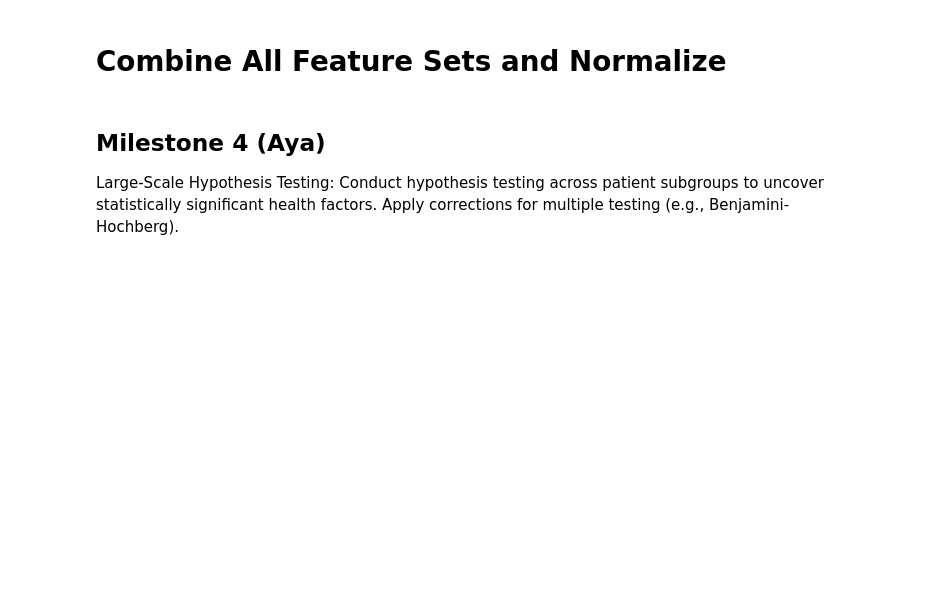
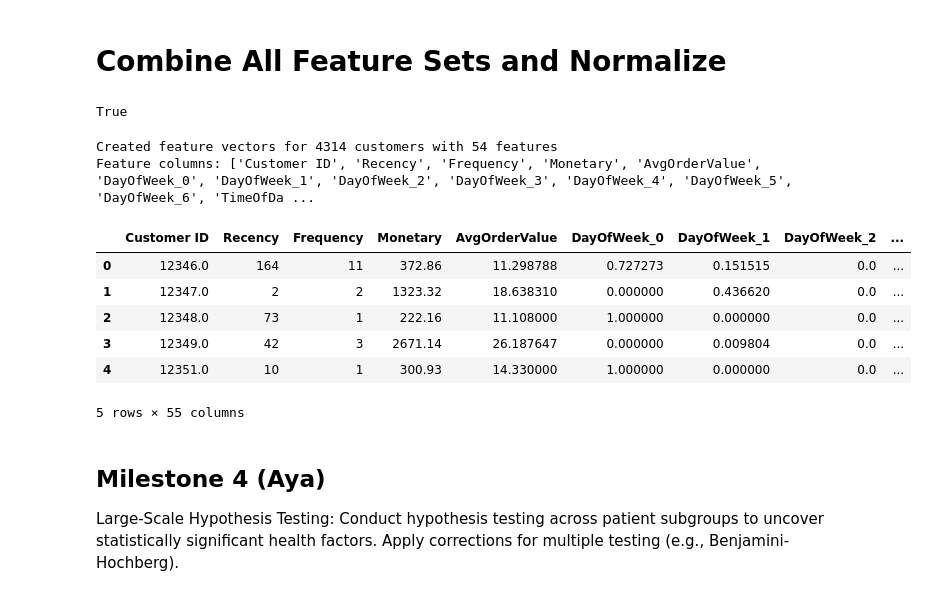
Before and after one commit to Nourshaolin/Real-Time-Retail-Analytics-and-Product-Recommender, a Jupyter notebook: RealTime_Retail_Analytics_and_Product_Recommender.ipynb, the cells around one changed output. Saved outputs shown, nothing was run; the diff lists cells and outputs as text; code cells hidden in the pictures; blank space fills up the shorter version.

```diff
--- a/RealTime_Retail_Analytics_and_Product_Recommender.ipynb
+++ b/RealTime_Retail_Analytics_and_Product_Recommender.ipynb
@@ -501,0 +510,23 @@ Purchase variability features calculated
+# %%
+def calculate_customer_longevity(df):
+    """
+    Calculates the number of days between a customer's first and last purchase.
+    """
+    # Find first and last purchase dates based on InvoiceDate
+    first_purchase = df.groupby('Customer ID')['InvoiceDate'].min().reset_index()
+    first_purchase.columns = ['Customer ID', 'FirstPurchase']
+
+    last_purchase = df.groupby('Customer ID')['InvoiceDate'].max().reset_index()
+    last_purchase.columns = ['Customer ID', 'LastPurchase']
+
+    # Merge and calculate lifespan
+    dates = first_purchase.merge(last_purchase, on='Customer ID')
+    dates['CustomerLifespan'] = (dates['LastPurchase'] - dates['FirstPurchase']).dt.days
+
+    return dates[['Customer ID', 'CustomerLifespan']]
+# Calculate longevity metrics
+longevity_features = calculate_customer_longevity(df_clean)
+
+# Display result
+print(f"Customer longevity calculated for {len(longevity_features)} customers")
+longevity_features.head()
@@ -502,5 +541,36 @@ Purchase variability features calculated
 # %% [markdown]
 # Combine All Feature Sets and Normalize
+# %%
+'rfm_features' in locals()
+# %% [output]
+True
+# %%
+# Combine all the feature sets into customer vectors
+# This creates the final representation for similarity search
+
+# Merge all feature sets
+customer_features = rfm_features.merge(time_pattern_features, on='Customer ID', how='left')\
+                      .merge(category_preference_features, on='Customer ID', how='left')\
+                      .merge(purchase_variability_features, on='Customer ID', how='left')\
+                      .merge(longevity_features, on='Customer ID', how='left')
+
+# Fill missing values with appropriate defaults
+customer_features = customer_features.fillna(0)
+
+# Display the final feature set dimensions
+print(f"Created feature vectors for {len(customer_features)} customers with {customer_features.shape[1] - 1} features")
+print(f"Feature columns: {customer_features.columns.tolist()}")
+customer_features.head()
+# %% [output]
+Created feature vectors for 4314 customers with 54 features
+Feature columns: ['Customer ID', 'Recency', 'Frequency', 'Monetary', 'AvgOrderValue', 'DayOfWeek_0', 'DayOfWeek_1', 'DayOfWeek_2', 'DayOfWeek_3', 'DayOfWeek_4', 'DayOfWeek_5', 'DayOfWeek_6', 'TimeOfDa ...
+|  | Customer ID | Recency | Frequency | Monetary | AvgOrderValue | DayOfWeek_0 | DayOfWeek_1 | DayOfWeek_2 | ... |
+| 0 | 12346.0 | 164 | 11 | 372.86 | 11.298788 | 0.727273 | 0.151515 | 0.0 | ... |
+| 1 | 12347.0 | 2 | 2 | 1323.32 | 18.638310 | 0.000000 | 0.436620 | 0.0 | ... |
+| 2 | 12348.0 | 73 | 1 | 222.16 | 11.108000 | 1.000000 | 0.000000 | 0.0 | ... |
+| 3 | 12349.0 | 42 | 3 | 2671.14 | 26.187647 | 0.000000 | 0.009804 | 0.0 | ... |
+| 4 | 12351.0 | 10 | 1 | 300.93 | 14.330000 | 1.000000 | 0.000000 | 0.0 | ... |
+5 rows × 55 columns
 # %% [markdown]
 ## Milestone 4 (Aya)
 Large-Scale Hypothesis Testing: Conduct hypothesis testing across patient
```
Also changed, not shown: parts of 4 cells of this notebook.
